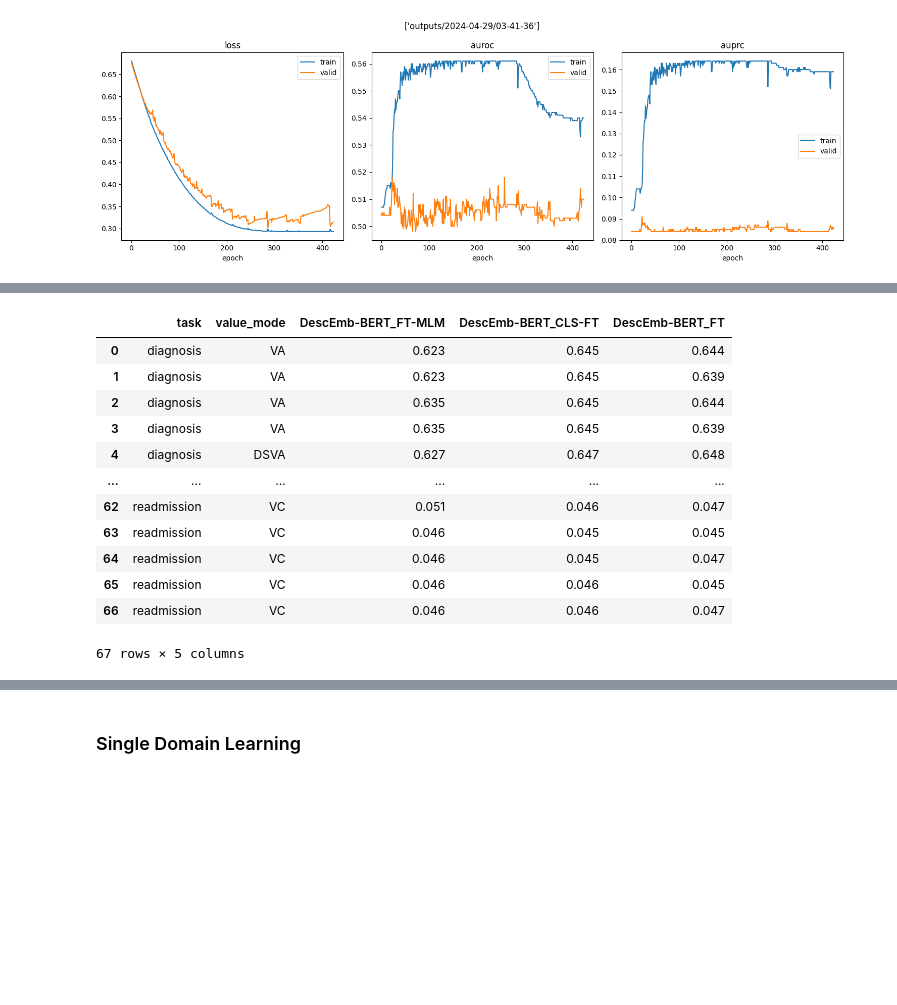
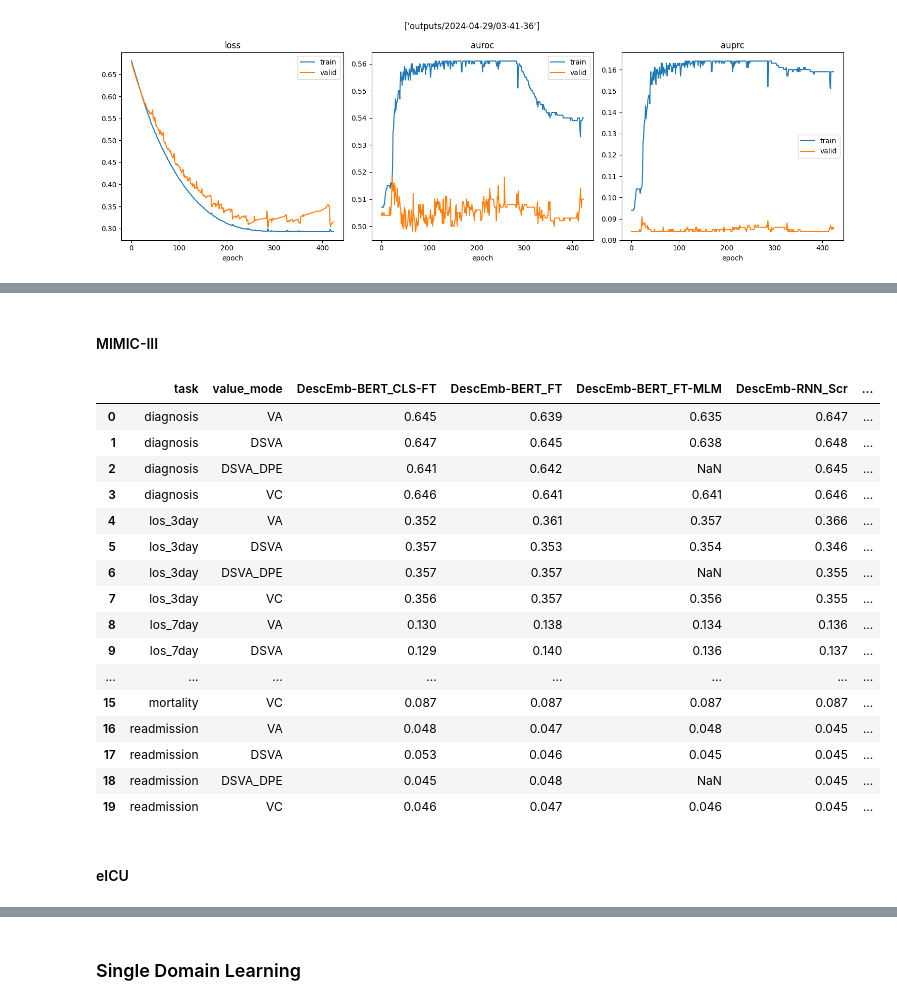
Before and after one commit to constantinkappel/dlh_project, a Jupyter notebook: 00_DL4H_Team_86_normank2_ajangid2_daniel43.ipynb, the cells around one changed output, grey strips where cells are left out. Saved outputs shown, nothing was run; the diff lists cells and outputs as text; code cells hidden in the pictures; blank space fills up the shorter version.

Commit message:
Added tables to report, create_result_table() to logs.py

```diff
--- a/00_DL4H_Team_86_normank2_ajangid2_daniel43.ipynb
+++ b/00_DL4H_Team_86_normank2_ajangid2_daniel43.ipynb
@@ -535,16 +463,2 @@ for tag in tqdm(tags): # = 'DescEmb-BERT_CLS-FT'
-# %%
-table.head(200)
-# %% [output]
-|  | task | value_mode | DescEmb-BERT_FT-MLM | DescEmb-BERT_CLS-FT | DescEmb-BERT_FT |
-| 0 | diagnosis | VA | 0.623 | 0.645 | 0.644 |
-| 1 | diagnosis | VA | 0.623 | 0.645 | 0.639 |
-| 2 | diagnosis | VA | 0.635 | 0.645 | 0.644 |
-| 3 | diagnosis | VA | 0.635 | 0.645 | 0.639 |
-| 4 | diagnosis | DSVA | 0.627 | 0.647 | 0.648 |
-| ... | ... | ... | ... | ... | ... |
-| 62 | readmission | VC | 0.051 | 0.046 | 0.047 |
-| 63 | readmission | VC | 0.046 | 0.045 | 0.045 |
-| 64 | readmission | VC | 0.046 | 0.045 | 0.047 |
-| 65 | readmission | VC | 0.046 | 0.046 | 0.045 |
-| 66 | readmission | VC | 0.046 | 0.046 | 0.047 |
-67 rows × 5 columns
+# %% [markdown]
+#### MIMIC-III
@@ -550,0 +561,22 @@ table.head(200)
+# %%
+create_result_table(tag2run, df_exp, df_metrics)
+# %% [output]
+|  | task | value_mode | DescEmb-BERT_CLS-FT | DescEmb-BERT_FT | DescEmb-BERT_FT-MLM | DescEmb-RNN_Scr | ... |
+| 0 | diagnosis | VA | 0.645 | 0.639 | 0.635 | 0.647 | ... |
+| 1 | diagnosis | DSVA | 0.647 | 0.645 | 0.638 | 0.648 | ... |
+| 2 | diagnosis | DSVA_DPE | 0.641 | 0.642 | NaN | 0.645 | ... |
+| 3 | diagnosis | VC | 0.646 | 0.641 | 0.641 | 0.646 | ... |
+| 4 | los_3day | VA | 0.352 | 0.361 | 0.357 | 0.366 | ... |
+| 5 | los_3day | DSVA | 0.357 | 0.353 | 0.354 | 0.346 | ... |
+| 6 | los_3day | DSVA_DPE | 0.357 | 0.357 | NaN | 0.355 | ... |
+| 7 | los_3day | VC | 0.356 | 0.357 | 0.356 | 0.355 | ... |
+| 8 | los_7day | VA | 0.130 | 0.138 | 0.134 | 0.136 | ... |
+| 9 | los_7day | DSVA | 0.129 | 0.140 | 0.136 | 0.137 | ... |
+| ... | ... | ... | ... | ... | ... | ... | ... |
+| 15 | mortality | VC | 0.087 | 0.087 | 0.087 | 0.087 | ... |
+| 16 | readmission | VA | 0.048 | 0.047 | 0.048 | 0.045 | ... |
+| 17 | readmission | DSVA | 0.053 | 0.046 | 0.045 | 0.045 | ... |
+| 18 | readmission | DSVA_DPE | 0.045 | 0.048 | NaN | 0.045 | ... |
+| 19 | readmission | VC | 0.046 | 0.047 | 0.046 | 0.045 | ... |
+# %% [markdown]
+#### eICU
```
Also changed, not shown: parts of 22 cells of this notebook, 3 other files.
